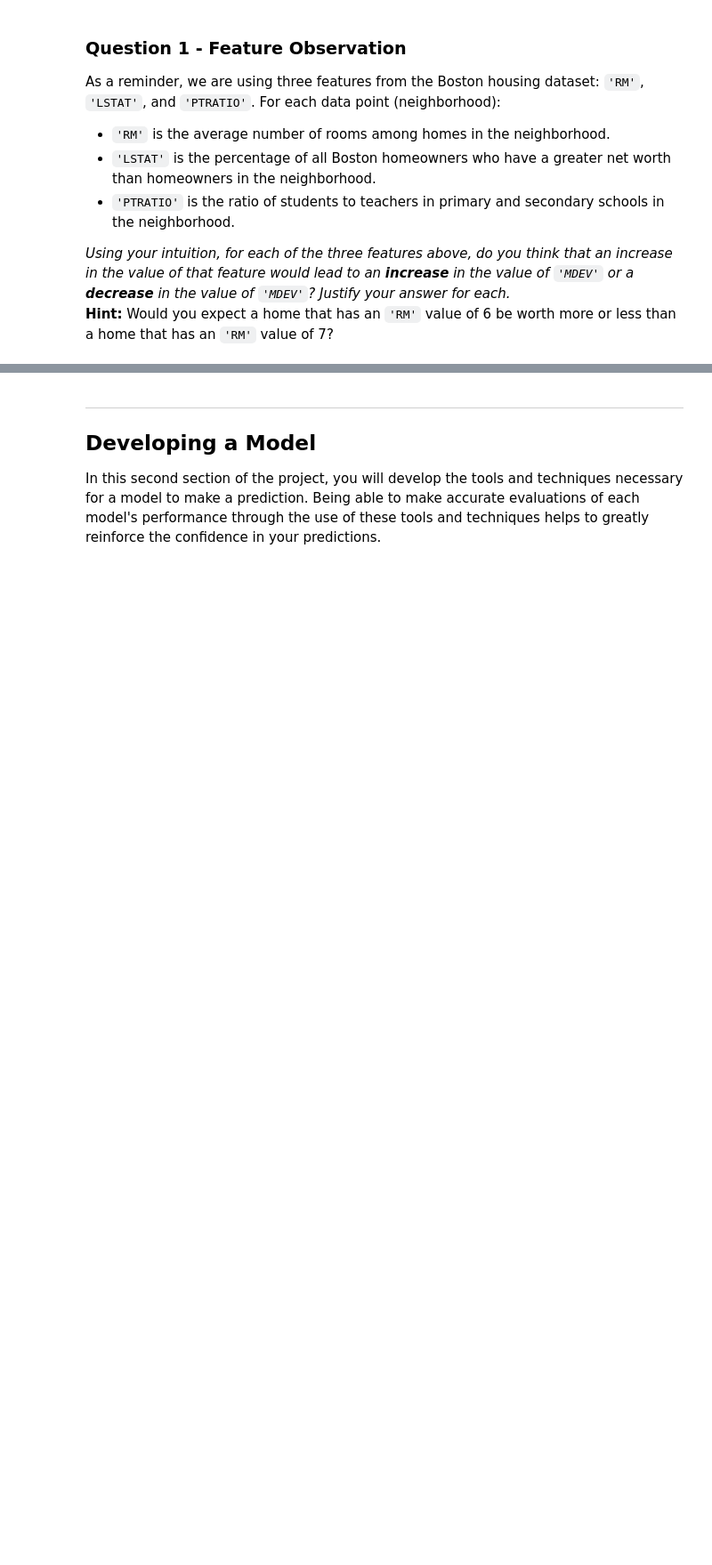
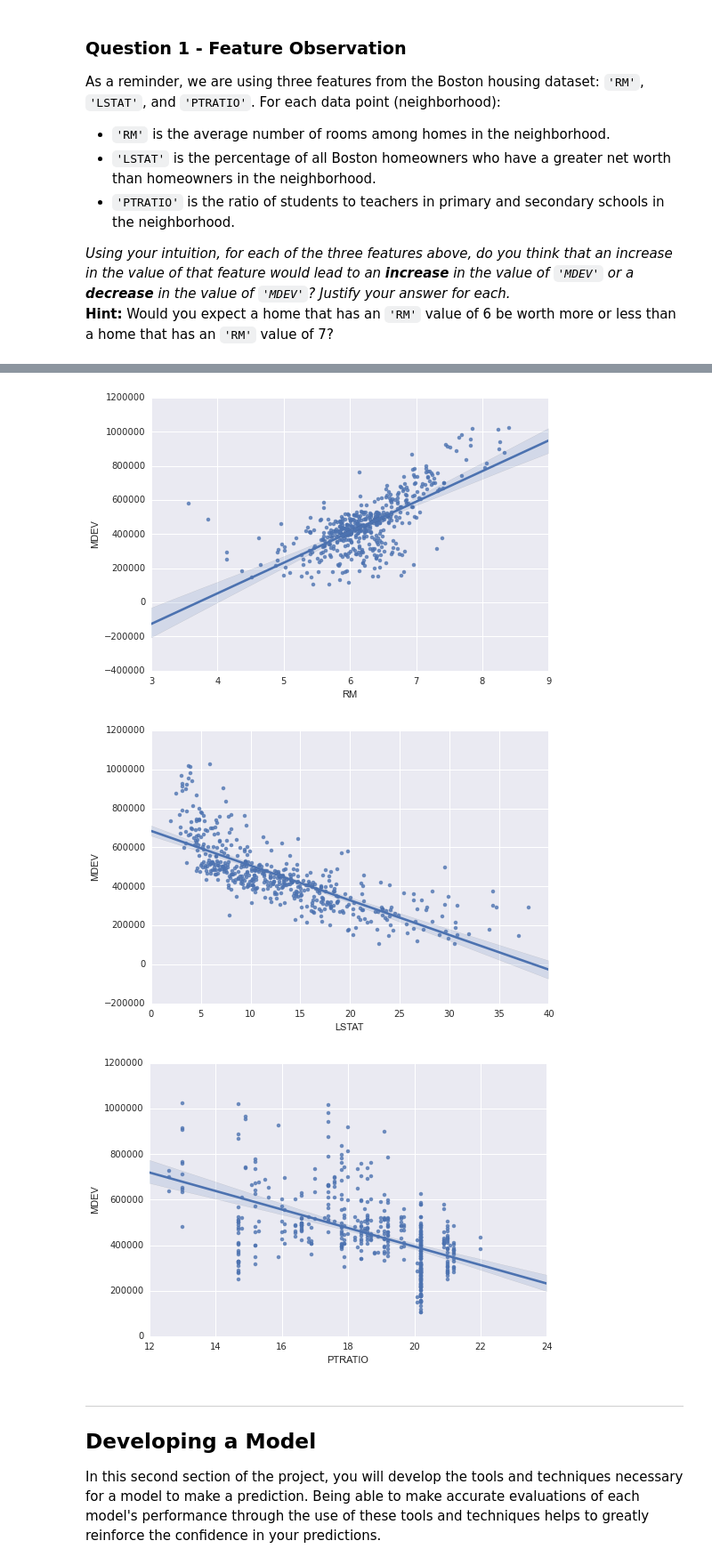
Before and after one commit to devrohitraj/Udacity, a Jupyter notebook: Machine-Learning-nanodegree/boston_housing/boston_housing.ipynb, the cells around one changed output, grey strips where cells are left out. Shown: that part at 89% size. Drawn from its saved outputs; the diff is of its cells as text; code cells hidden in the pictures; blank space fills up the shorter version.

Commit message:
added visualization to Boston_housing project

```diff
--- a/Machine-Learning-nanodegree/boston_housing/boston_housing.ipynb
+++ b/Machine-Learning-nanodegree/boston_housing/boston_housing.ipynb
@@ -96,3 +98,14 @@ _Using your intuition, for each of the three features above, do you think that a
+# %%
+import matplotlib.pyplot as plt
+import seaborn as sns
+
+for var in ['RM', 'LSTAT', 'PTRATIO']:
+    sns.regplot(data[var], prices)
+    plt.show()
+# %% [output]
+[figure, added]
+[figure, added]
+[figure, added]
 # %% [markdown]
 ----
 
```
Also changed, not shown: parts of 17 cells of this notebook, 4 other files.
